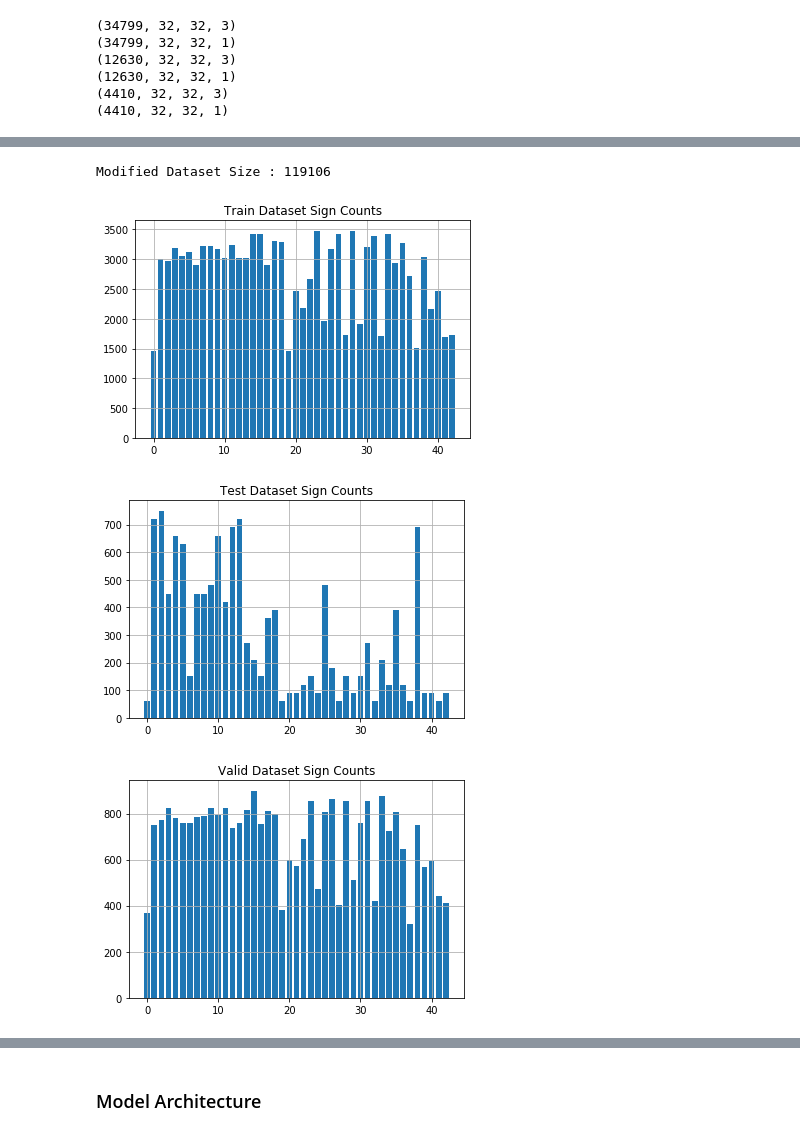
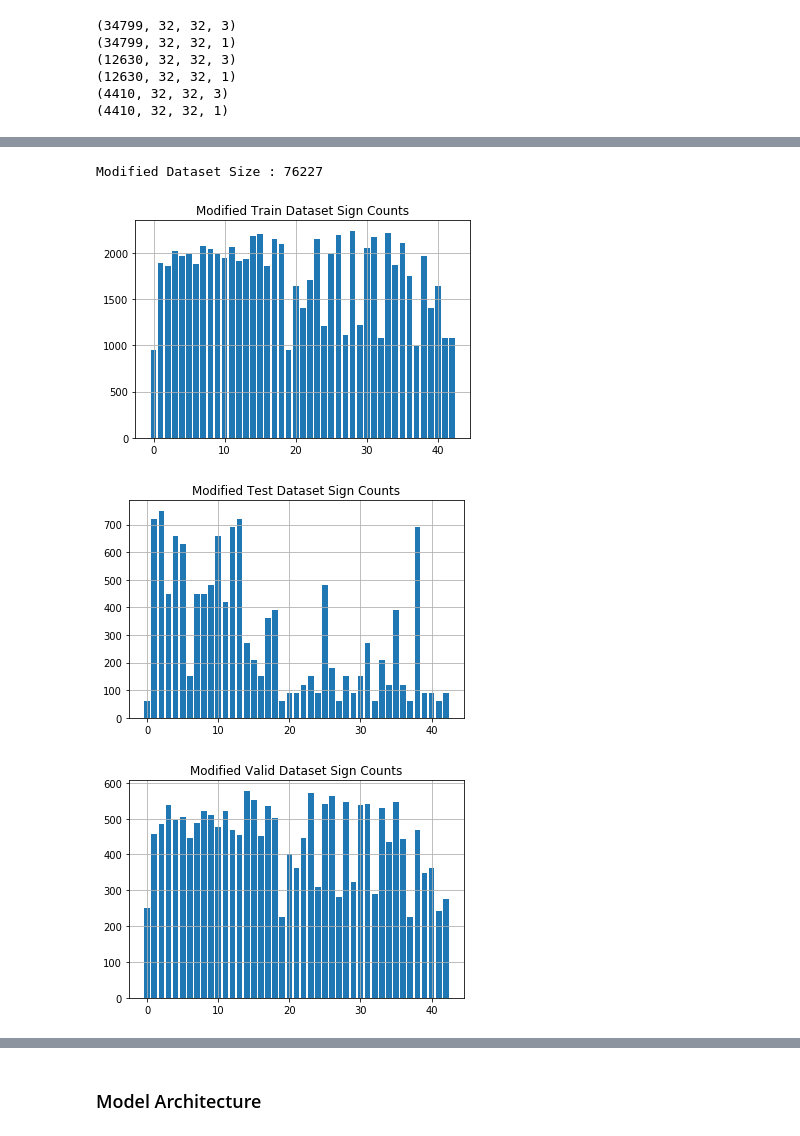
Before and after one commit to drtupe/Traffic_Sign_Classifier, a Jupyter notebook: Traffic_Sign_Classifier.ipynb, the cells around one changed output, grey strips where cells are left out. Saved outputs shown, nothing was run; the diff lists cells and outputs as text; code cells hidden in the pictures.

```diff
--- a/Traffic_Sign_Classifier.ipynb
+++ b/Traffic_Sign_Classifier.ipynb
@@ -314,29 +320,29 @@ figures_plotting(figures1, 1, 2, labels)
 # %%
 from sklearn.model_selection import train_test_split
 
 X_train, X_valid, y_train, y_valid = train_test_split(X_train, y_train, test_size = 0.2, random_state=0)
 
 print("Modified Dataset Size : {}".format(X_train.shape[0]))
 
 unique, counts = np.unique(y_train, return_counts=True)
 plt.bar(unique, counts)
 plt.grid()
-plt.title("Train Dataset Sign Counts")
+plt.title("Modified Train Dataset Sign Counts")
 plt.show()
 
 unique, counts = np.unique(y_test, return_counts=True)
 plt.bar(unique, counts)
 plt.grid()
-plt.title("Test Dataset Sign Counts")
+plt.title("Modified Test Dataset Sign Counts")
 plt.show()
 
 unique, counts = np.unique(y_valid, return_counts=True)
 plt.bar(unique, counts)
 plt.grid()
-plt.title("Valid Dataset Sign Counts")
+plt.title("Modified Valid Dataset Sign Counts")
 plt.show()
 # %% [output]
-Modified Dataset Size : 119106
+Modified Dataset Size : 76227
-[figure, old version]
+[figure, new version]
-[figure, old version]
+[figure, new version]
-[figure, old version]
+[figure, new version]
```
Also changed, not shown: parts of 21 cells of this notebook, 13 other files.
